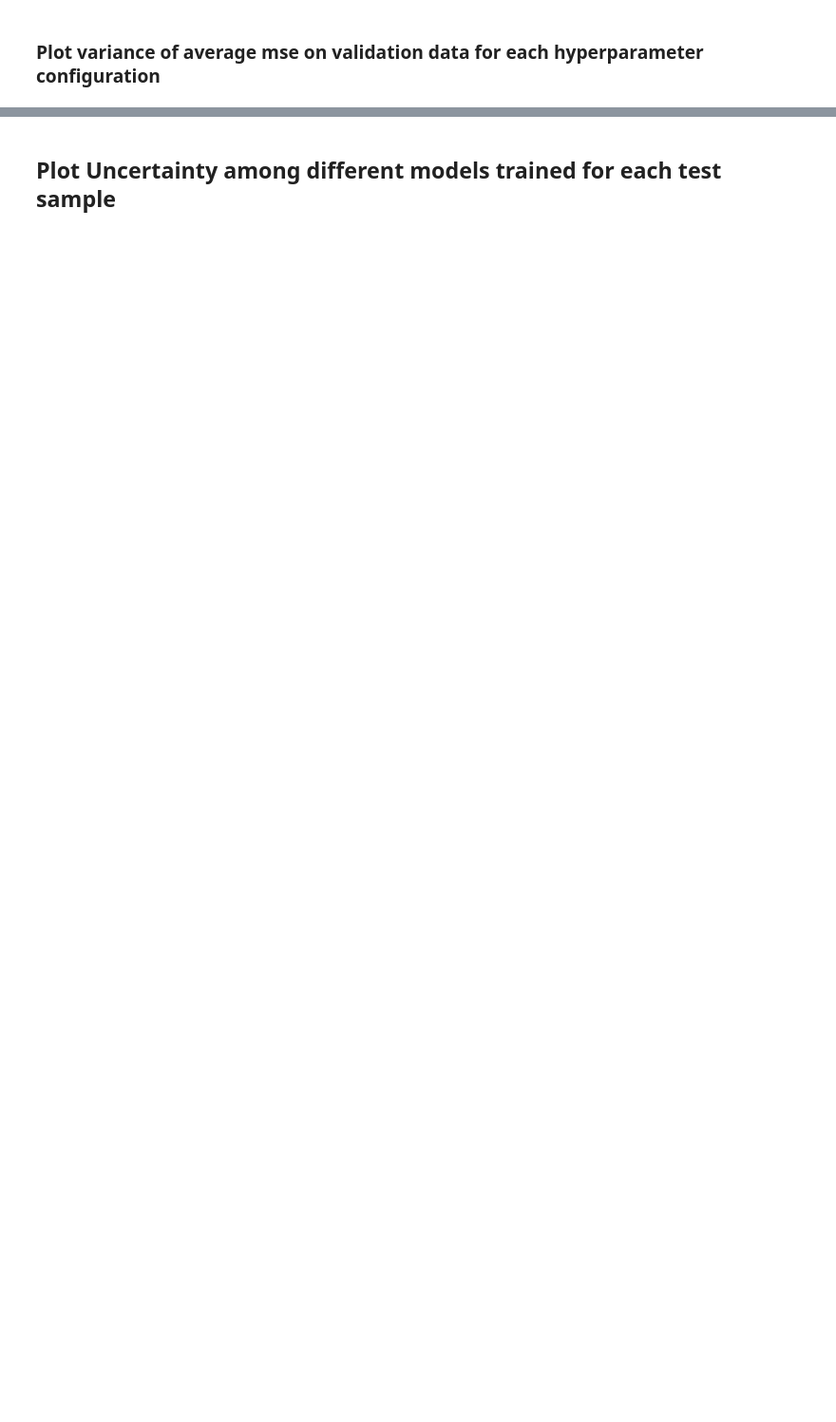
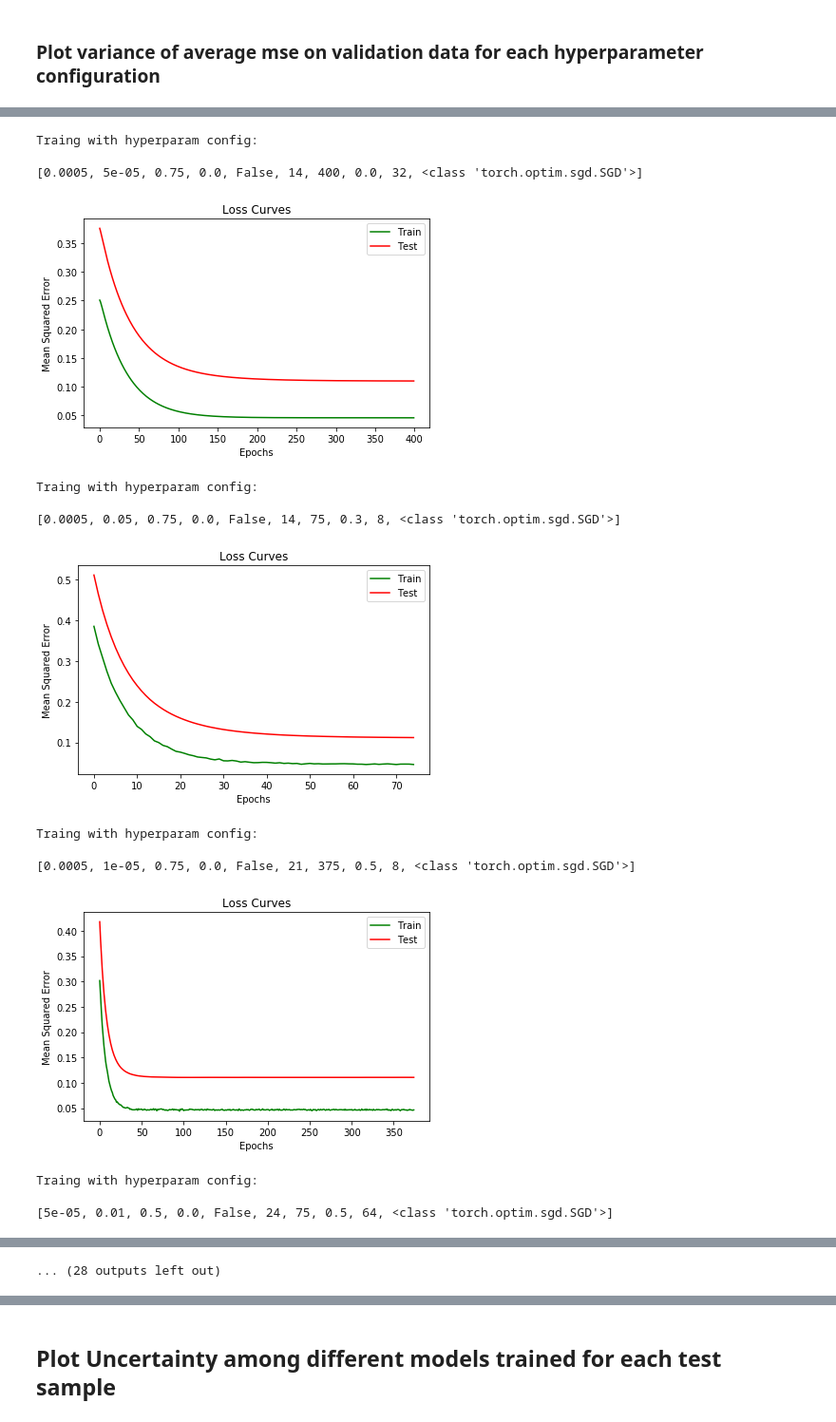
Before and after one commit to being-aerys/Regression_to_Predict_Alloy_Hardness, a Jupyter notebook: Source_Codes/Training_with_Hyperparameter_Tuning_using_Custom_Randomized_Search_and_kFold_CrossValidation-Copy1.ipynb, the cells around one changed output, grey strips where cells are left out. Shown: that part at 95% size. Saved outputs shown, nothing was run; the diff lists cells and outputs as text; code cells hidden in the pictures; blank space fills up the shorter version.

```diff
--- a/Source_Codes/Training_with_Hyperparameter_Tuning_using_Custom_Randomized_Search_and_kFold_CrossValidation-Copy1.ipynb
+++ b/Source_Codes/Training_with_Hyperparameter_Tuning_using_Custom_Randomized_Search_and_kFold_CrossValidation-Copy1.ipynb
@@ -390,23 +560,66 @@ plt.show()
 # %%
+# Load the test data
+testing_data = pd.read_csv("normalized_testing_features_and_targets.csv", sep = ",")
+testing_data.head()
+
+# Separate test features and targets
+X_testing = testing_data.iloc[:,0:num_features].values
+Y_testing = pd.DataFrame(testing_data["Hardness"]).values
+
+
+
 last_epoch_training_losses = []
 
-for idx in range(len(random_hyperparameter_configurations)):
+for idxx in range(len(random_hyperparameter_configurations)):
+
+    print("\nTraing with hyperparam config: \n")
+    print(random_hyperparameter_configurations[idxx], "\n")
+
+    if idxx == estimator_index_for_least_avg_mse:
+        print("*********************Best hyperparam configuration training.**************")
 
     net = NeuralNetRegressor(       module=Regression_Module,
 
-                                    optimizer__lr = random_hyperparameter_configurations[idx][0],
-                                    optimizer__weight_decay = random_hyperparameter_configurations[idx][1],
-                                    optimizer__momentum = random_hyperparameter_configurations[idx][2],
-                                    optimizer__dampening = random_hyperparameter_configurations[idx][3],
-                                    optimizer__nesterov = random_hyperparameter_configurations[idx][4],
-                                    module__num_units = random_hyperparameter_configurations[idx][5],
-                                    max_epochs = random_hyperparameter_configurations[idx][6],
-                                    module__dropout = random_hyperparameter_configurations[idx][7],
-                                    iterator_train__batch_size = random_hyperparameter_configurations[idx][8],
-                                    optimizer = random_hyperparameter_configurations[idx][9],
+                                    optimizer__lr = random_hyperparameter_configurations[idxx][0],
+                                    optimizer__weight_decay = random_hyperparameter_configurations[idxx][1],
+                                    optimizer__momentum = random_hyperparameter_configurations[idxx][2],
+                                    optimizer__dampening = random_hyperparameter_configurations[idxx][3],
+                                    optimizer__nesterov = random_hyperparameter_configurations[idxx][4],
+                                    module__num_units = random_hyperparameter_configurations[idxx][5],
+                                    max_epochs = random_hyperparameter_configurations[idxx][6],
+                                    module__dropout = random_hyperparameter_configurations[idxx][7],
+                                    iterator_train__batch_size = random_hyperparameter_configurations[idxx][8],
+                                    optimizer = random_hyperparameter_configurations[idxx][9],
+                                    verbose = 0,
+                                    warm_start = False,
+
+                                    # Added when cross-validation not done
+                                    device = device_to_use,
+
+                                    callbacks=[Epoch_TestData_Loss(X_testing, Y_testing, idxx)], #  <-- Notice the callback.
 
                                     )
-    net.fit(X = X_training.values, y = Y_training.values,scoring='neg_mean_squared_error',)
 
-    net.save_params(f_params="../Saved_Models/nn_model_" + str(idx) + ".pkl")
+    net.fit(X = X_training.values, y = Y_training.values, )
+
+    net.save_params(f_params="../Saved_Models/nn_model_" + str(idxx) + ".pkl")
     # https://skorch.readthedocs.io/en/stable/user/save_load.html
+
+    if idxx == estimator_index_for_least_avg_mse:
+        print("******************************************************************************")
+# %% [output]
+Traing with hyperparam config:
+
+[0.0005, 5e-05, 0.75, 0.0, False, 14, 400, 0.0, 32, <class 'torch.optim.sgd.SGD'>]
+[figure, added]
+Traing with hyperparam config:
+
+[0.0005, 0.05, 0.75, 0.0, False, 14, 75, 0.3, 8, <class 'torch.optim.sgd.SGD'>]
+[figure, added]
+Traing with hyperparam config:
+
+[0.0005, 1e-05, 0.75, 0.0, False, 21, 375, 0.5, 8, <class 'torch.optim.sgd.SGD'>]
+[figure, added]
+Traing with hyperparam config:
+
+[5e-05, 0.01, 0.5, 0.0, False, 24, 75, 0.5, 64, <class 'torch.optim.sgd.SGD'>]
@@ -412,0 +635 @@ for idx in range(len(random_hyperparameter_configurations)):
+... (28 outputs left out)
```
Also changed, not shown: parts of 39 cells of this notebook.
